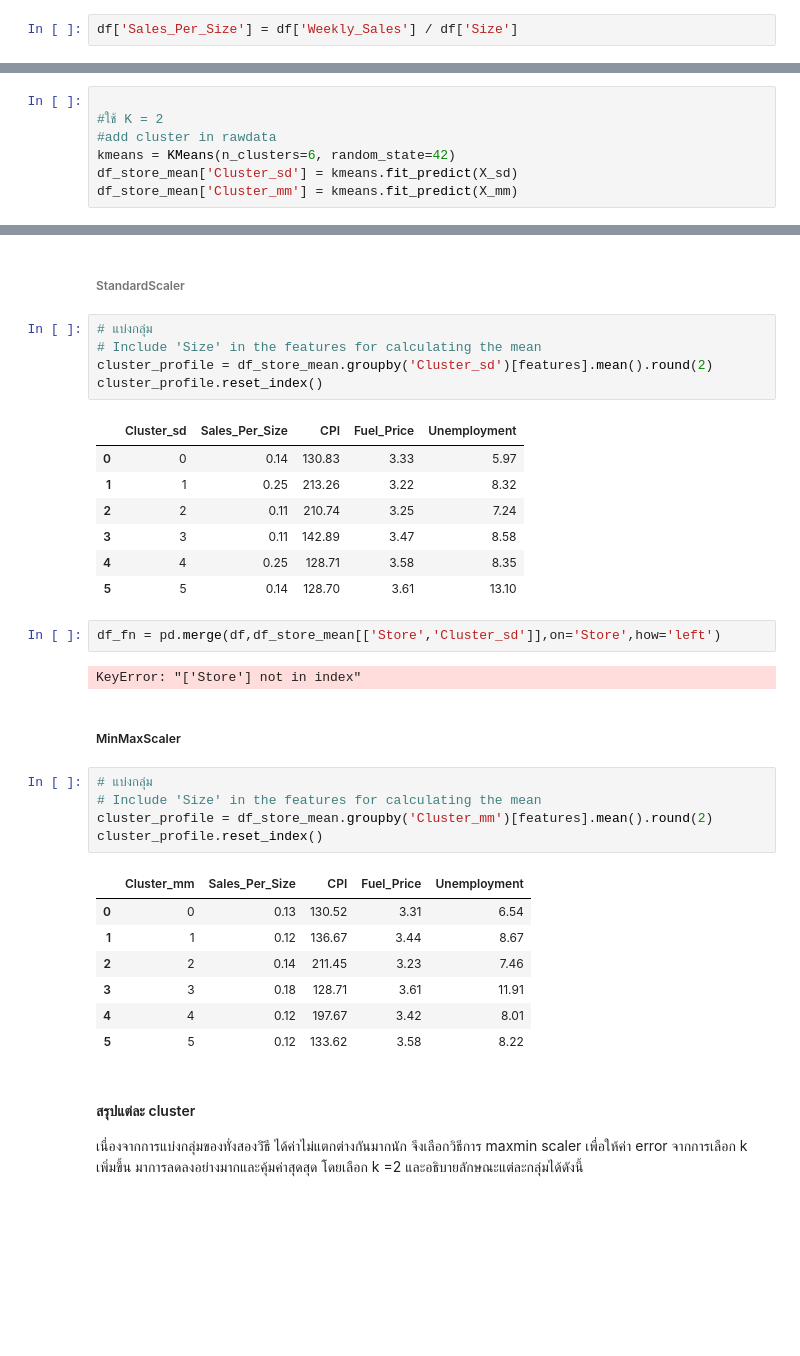
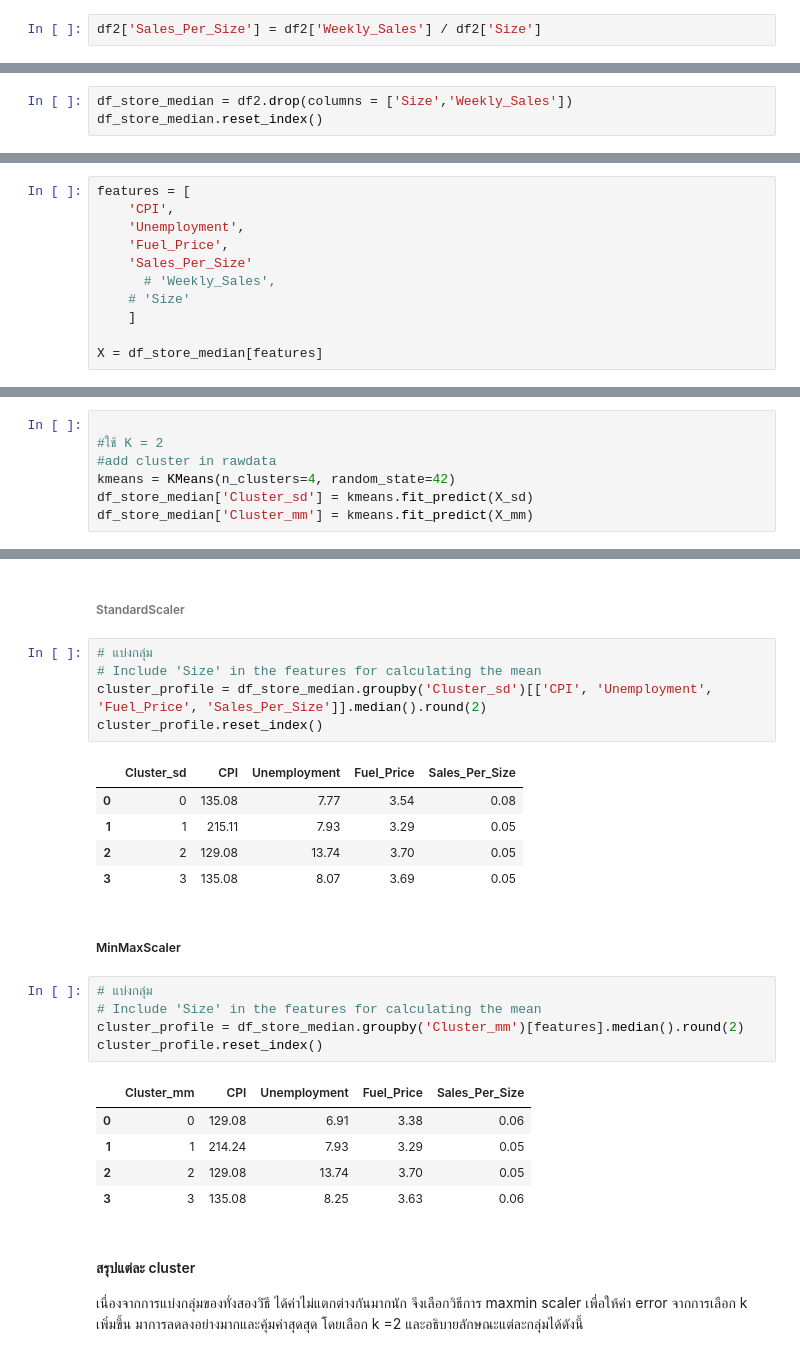
Before and after one commit to jangInw007/A4-Data-Analytics-and-Modeling, a Jupyter notebook: Group_A4_Data_Analytics_and_Modeling.ipynb, the cells around one changed output, grey strips where cells are left out. Cells and saved outputs as stored; diff of their text form; blank space fills up the shorter version.

```diff
--- a/Group_A4_Data_Analytics_and_Modeling.ipynb
+++ b/Group_A4_Data_Analytics_and_Modeling.ipynb
@@ -380,2 +430,2 @@ from sklearn.decomposition import PCA
 # %%
-df['Sales_Per_Size'] = df['Weekly_Sales'] / df['Size']
+df2['Sales_Per_Size'] = df2['Weekly_Sales'] / df2['Size']
@@ -421,0 +432,3 @@ X = df_store_mean[features]
+# %%
+df_store_median = df2.drop(columns = ['Size','Weekly_Sales'])
+df_store_median.reset_index()
@@ -422,3 +453,14 @@ X = df_store_mean[features]
+# %%
+features = [
+    'CPI',
+    'Unemployment',
+    'Fuel_Price',
+    'Sales_Per_Size'
+      # 'Weekly_Sales',
+    # 'Size'
+    ]
+
+X = df_store_median[features]
 # %% [markdown]
 #### Normalize
 # %%
@@ -481,9 +557,9 @@ add data
 
 #ใช้ K = 2
 #add cluster in rawdata
-kmeans = KMeans(n_clusters=6, random_state=42)
-df_store_mean['Cluster_sd'] = kmeans.fit_predict(X_sd)
-df_store_mean['Cluster_mm'] = kmeans.fit_predict(X_mm)
+kmeans = KMeans(n_clusters=4, random_state=42)
+df_store_median['Cluster_sd'] = kmeans.fit_predict(X_sd)
+df_store_median['Cluster_mm'] = kmeans.fit_predict(X_mm)
 # %% [markdown]
 #### Gruop by cluster
 # %% [markdown]
@@ -491,35 +567,27 @@ df_store_mean['Cluster_mm'] = kmeans.fit_predict(X_mm)
 # %%
 # แบ่งกลุ่ม
 # Include 'Size' in the features for calculating the mean
-cluster_profile = df_store_mean.groupby('Cluster_sd')[features].mean().round(2)
+cluster_profile = df_store_median.groupby('Cluster_sd')[['CPI', 'Unemployment', 'Fuel_Price', 'Sales_Per_Size']].median().round(2)
 cluster_profile.reset_index()
 # %% [output]
-|  | Cluster_sd | Sales_Per_Size | CPI | Fuel_Price | Unemployment |
-| 0 | 0 | 0.14 | 130.83 | 3.33 | 5.97 |
-| 1 | 1 | 0.25 | 213.26 | 3.22 | 8.32 |
-| 2 | 2 | 0.11 | 210.74 | 3.25 | 7.24 |
-| 3 | 3 | 0.11 | 142.89 | 3.47 | 8.58 |
-| 4 | 4 | 0.25 | 128.71 | 3.58 | 8.35 |
-| 5 | 5 | 0.14 | 128.70 | 3.61 | 13.10 |
+|  | Cluster_sd | CPI | Unemployment | Fuel_Price | Sales_Per_Size |
+| 0 | 0 | 135.08 | 7.77 | 3.54 | 0.08 |
+| 1 | 1 | 215.11 | 7.93 | 3.29 | 0.05 |
+| 2 | 2 | 129.08 | 13.74 | 3.70 | 0.05 |
+| 3 | 3 | 135.08 | 8.07 | 3.69 | 0.05 |
-# %%
-df_fn = pd.merge(df,df_store_mean[['Store','Cluster_sd']],on='Store',how='left')
-# %% [output]
-KeyError: "['Store'] not in index"
 # %% [markdown]
 ##### MinMaxScaler
 # %%
 # แบ่งกลุ่ม
 # Include 'Size' in the features for calculating the mean
-cluster_profile = df_store_mean.groupby('Cluster_mm')[features].mean().round(2)
+cluster_profile = df_store_median.groupby('Cluster_mm')[features].median().round(2)
 cluster_profile.reset_index()
 # %% [output]
-|  | Cluster_mm | Sales_Per_Size | CPI | Fuel_Price | Unemployment |
-| 0 | 0 | 0.13 | 130.52 | 3.31 | 6.54 |
-| 1 | 1 | 0.12 | 136.67 | 3.44 | 8.67 |
-| 2 | 2 | 0.14 | 211.45 | 3.23 | 7.46 |
-| 3 | 3 | 0.18 | 128.71 | 3.61 | 11.91 |
-| 4 | 4 | 0.12 | 197.67 | 3.42 | 8.01 |
-| 5 | 5 | 0.12 | 133.62 | 3.58 | 8.22 |
+|  | Cluster_mm | CPI | Unemployment | Fuel_Price | Sales_Per_Size |
+| 0 | 0 | 129.08 | 6.91 | 3.38 | 0.06 |
+| 1 | 1 | 214.24 | 7.93 | 3.29 | 0.05 |
+| 2 | 2 | 129.08 | 13.74 | 3.70 | 0.05 |
+| 3 | 3 | 135.08 | 8.25 | 3.63 | 0.06 |
 # %% [markdown]
 #### สรุปแต่ละ cluster
 เนื่องจากการแบ่งกลุ่มของทั่งสองวิํธี ได้ค่าไม่แตกต่างกันมากนัก จึงเลือกวิธีการ maxmin scaler เพื่อให้ค่า error จากการเลือก k เพิ่มขึ้น มาการลดลงอย่างมากและคุ้มค่าสุดสุด โดยเลือก k =2 และอธิบายลักษณะแต่ละกลุ่มได้ดังนี้
```
Also changed, not shown: parts of 13 cells of this notebook.
